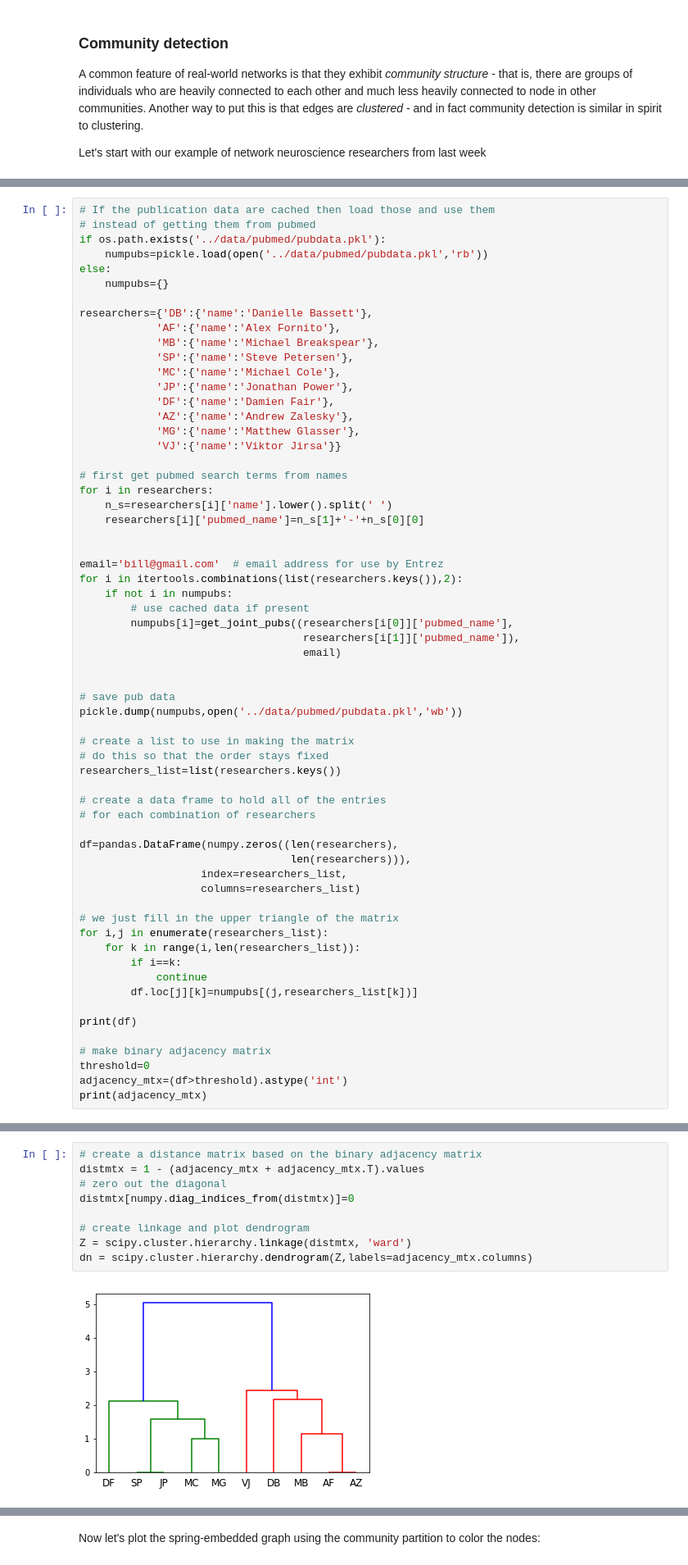
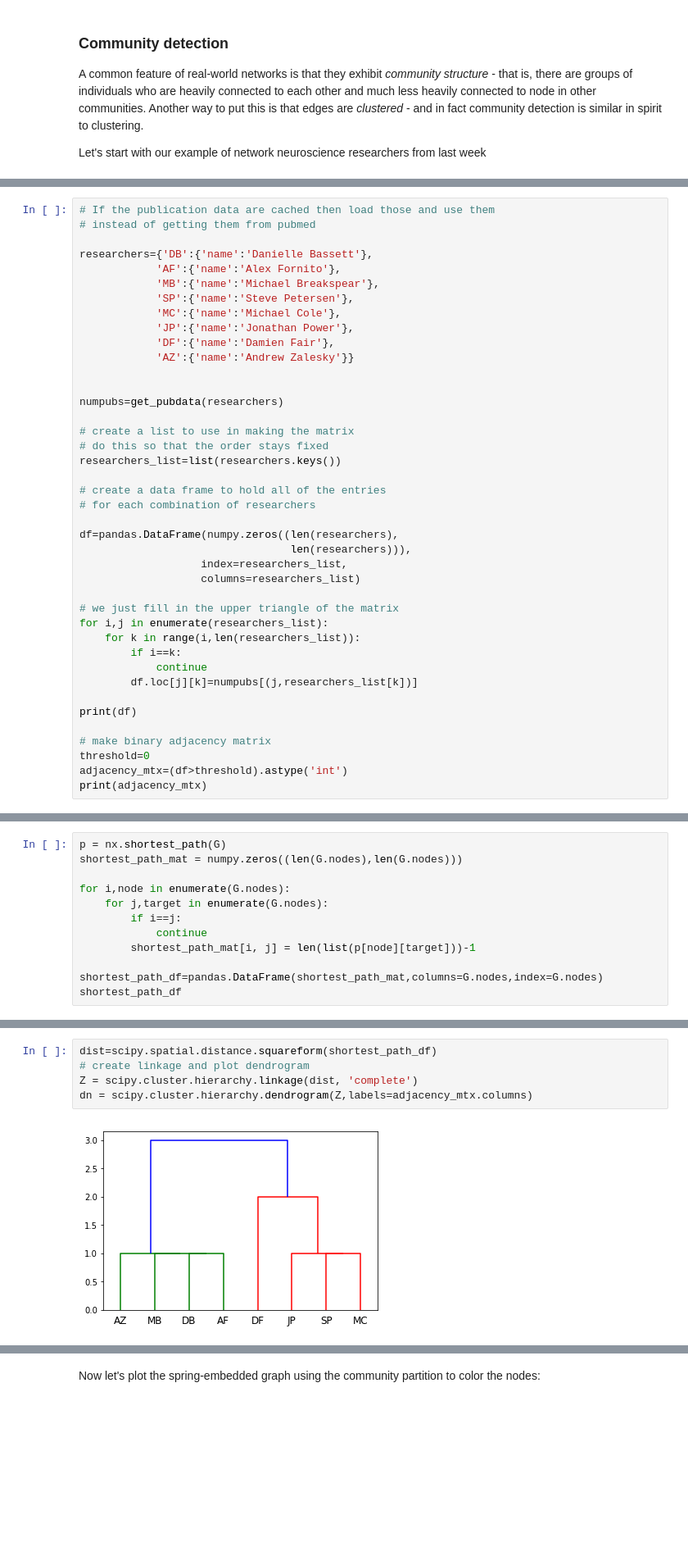
Before and after one commit to BrainNetworksCourse/brain-networks-course, a Jupyter notebook: Week3-NetworkModeling/Week3-NetworkStructure.ipynb, the cells around one changed output, grey strips where cells are left out. Shown at 82% size. Cells and saved outputs as stored; diff of their text form; blank space fills up the shorter version.

```diff
--- a/Week3-NetworkModeling/Week3-NetworkStructure.ipynb
+++ b/Week3-NetworkModeling/Week3-NetworkStructure.ipynb
@@ -30,10 +31,6 @@ from utils import get_joint_pubs,nx_to_igraph,module_degree_zscore,participation
 # %%
 # If the publication data are cached then load those and use them
 # instead of getting them from pubmed
-if os.path.exists('../data/pubmed/pubdata.pkl'):
-    numpubs=pickle.load(open('../data/pubmed/pubdata.pkl','rb'))
-else:
-    numpubs={}
 
 researchers={'DB':{'name':'Danielle Bassett'},
             'AF':{'name':'Alex Fornito'},
@@ -42,27 +39,10 @@ researchers={'DB':{'name':'Danielle Bassett'},
             'MC':{'name':'Michael Cole'},
             'JP':{'name':'Jonathan Power'},
             'DF':{'name':'Damien Fair'},
-            'AZ':{'name':'Andrew Zalesky'},
-            'MG':{'name':'Matthew Glasser'},
-            'VJ':{'name':'Viktor Jirsa'}}
-
-# first get pubmed search terms from names
-for i in researchers:
-    n_s=researchers[i]['name'].lower().split(' ')
-    researchers[i]['pubmed_name']=n_s[1]+'-'+n_s[0][0]
+            'AZ':{'name':'Andrew Zalesky'}}
 
 
-email='bill@gmail.com'  # email address for use by Entrez
-for i in itertools.combinations(list(researchers.keys()),2):
-    if not i in numpubs:
-        # use cached data if present
-        numpubs[i]=get_joint_pubs((researchers[i[0]]['pubmed_name'],
-                                   researchers[i[1]]['pubmed_name']),
-                                   email)
-
-
-# save pub data
-pickle.dump(numpubs,open('../data/pubmed/pubdata.pkl','wb'))
+numpubs=get_pubdata(researchers)
 
 # create a list to use in making the matrix
 # do this so that the order stays fixed
@@ -128,0 +110,12 @@ First let's use a standard hierarhical clustering technique to look at the data.
+# %%
+p = nx.shortest_path(G)
+shortest_path_mat = numpy.zeros((len(G.nodes),len(G.nodes)))
+
+for i,node in enumerate(G.nodes):
+    for j,target in enumerate(G.nodes):
+        if i==j:
+            continue
+        shortest_path_mat[i, j] = len(list(p[node][target]))-1
+
+shortest_path_df=pandas.DataFrame(shortest_path_mat,columns=G.nodes,index=G.nodes)
+shortest_path_df
@@ -129,12 +132,8 @@ First let's use a standard hierarhical clustering technique to look at the data.
 # %%
-# create a distance matrix based on the binary adjacency matrix
-distmtx = 1 - (adjacency_mtx + adjacency_mtx.T).values
-# zero out the diagonal
-distmtx[numpy.diag_indices_from(distmtx)]=0
-
+dist=scipy.spatial.distance.squareform(shortest_path_df)
 # create linkage and plot dendrogram
-Z = scipy.cluster.hierarchy.linkage(distmtx, 'ward')
+Z = scipy.cluster.hierarchy.linkage(dist, 'complete')
 dn = scipy.cluster.hierarchy.dendrogram(Z,labels=adjacency_mtx.columns)
 # %% [output]
-[figure, old version]
+[figure, new version]
 # %% [markdown]
```
Also changed, not shown: parts of 50 cells of this notebook.
